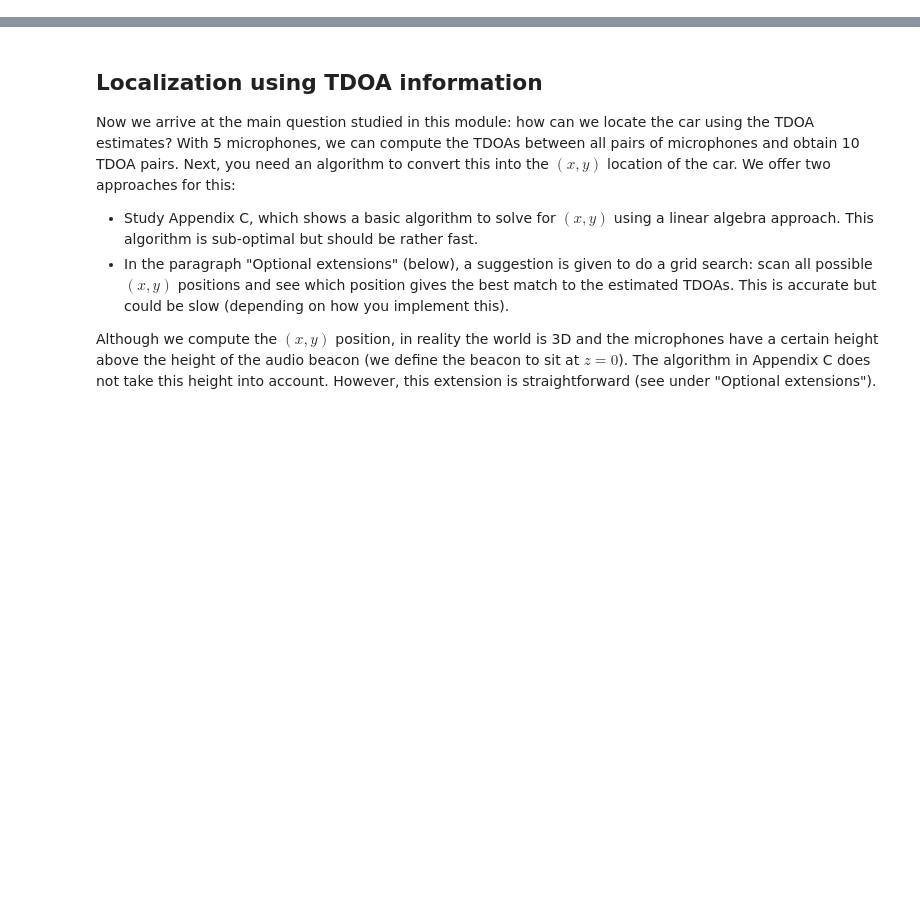
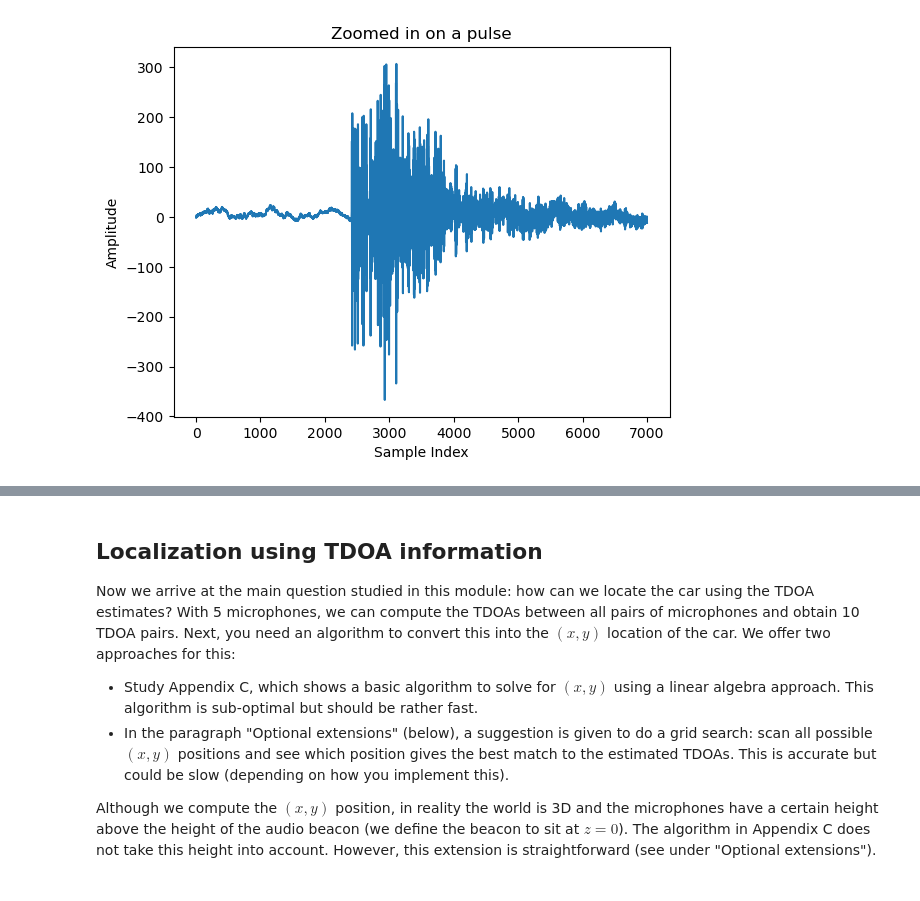
Before and after one commit to OpenEd-IP3/Book, a Jupyter notebook: 5 Module 3.ipynb, the cells around one changed output, grey strips where cells are left out. Saved outputs shown, nothing was run; the diff lists cells and outputs as text; code cells hidden in the pictures; blank space fills up the shorter version.

```diff
--- a/5 Module 3.ipynb
+++ b/5 Module 3.ipynb
@@ -311,0 +110,9 @@ of interest will be at the “large n” part of your estimate.
+# %%
+# Zoom in on one of the pulses
+plt.plot(recording[202000:209000, 0])
+plt.title("Zoomed in on a pulse")
+plt.xlabel("Sample Index")
+plt.ylabel("Amplitude")
+plt.show()
+# %% [output]
+[figure, added]
```
Also changed, not shown: parts of 38 cells of this notebook.
